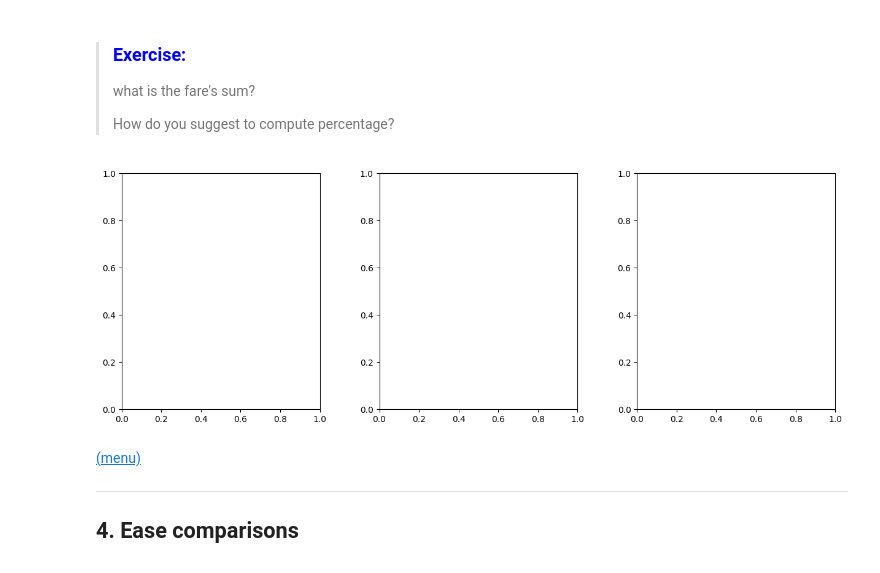
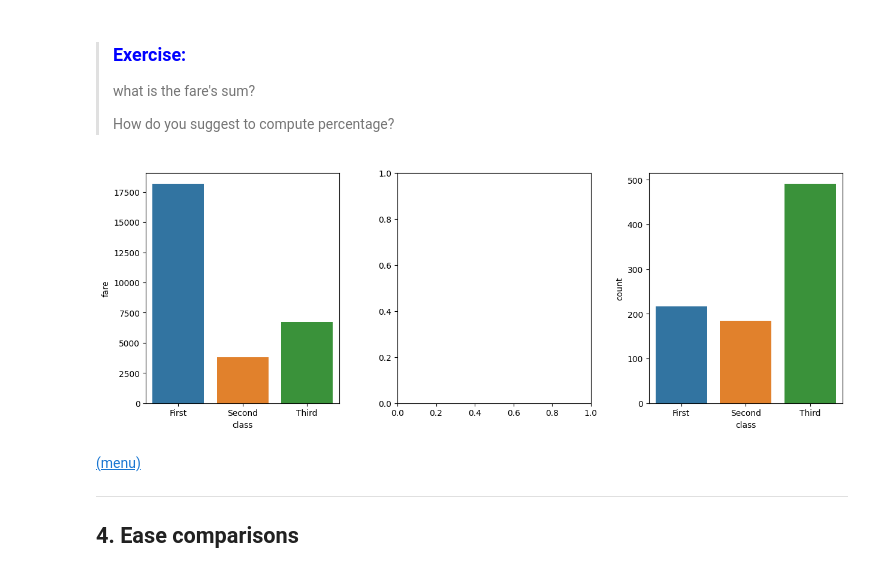
Before and after one commit to nlihin/data-analytics, a Jupyter notebook: unit11_visualization.ipynb, the cells around one changed output. Cells and saved outputs as stored; diff of their text form; code cells hidden in the pictures.

```diff
--- a/unit11_visualization.ipynb
+++ b/unit11_visualization.ipynb
@@ -176,12 +194,12 @@ For example: let's plot the fare percentage
 # %%
 fig, axes = plt.subplots(figsize=(15, 5), ncols=3)
 plt.subplots_adjust(wspace = 0.3)
-#sns.barplot(x="class", y="fare",  ci = None, estimator = sum, data=titanic,ax=axes[0] )
-#sns.barplot(x="class", y="fare_percent",   ci = None, estimator = sum, data=titanic, ax = axes[1])
-#sns.countplot(x="class",   data=titanic, ax = axes[2])
+sns.barplot(x="class", y="fare",  errorbar=None, estimator = sum, data=titanic,ax=axes[0] )
+#sns.barplot(x="class", y="fare_percent",   errorbar=None, estimator = sum, data=titanic, ax = axes[1])
+sns.countplot(x="class",   data=titanic, ax = axes[2])
 plt.show()
 # %% [output]
-[figure, old version]
+[figure, new version]
 # %% [markdown]
 [(menu)](#section0)
 
```
Also changed, not shown: parts of 26 cells of this notebook.
